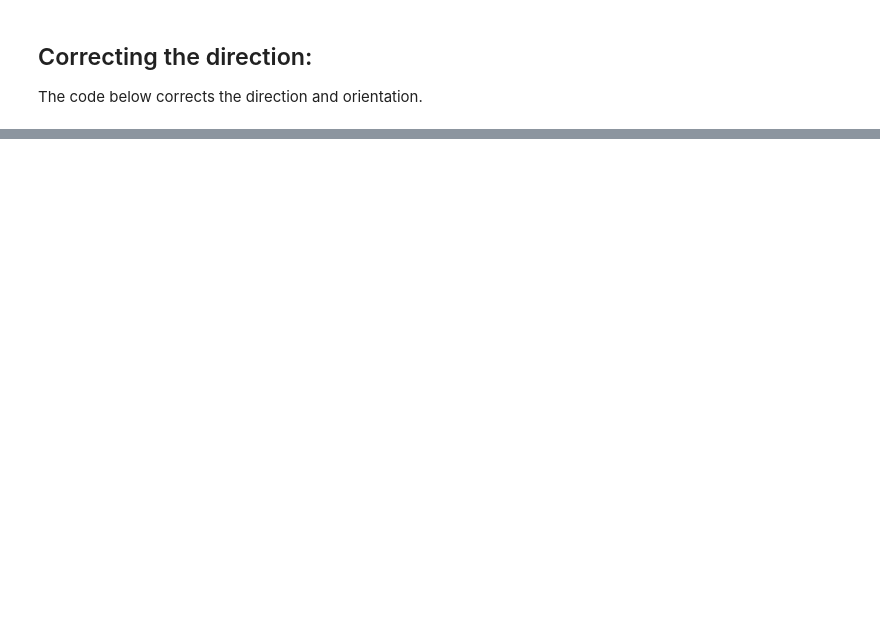
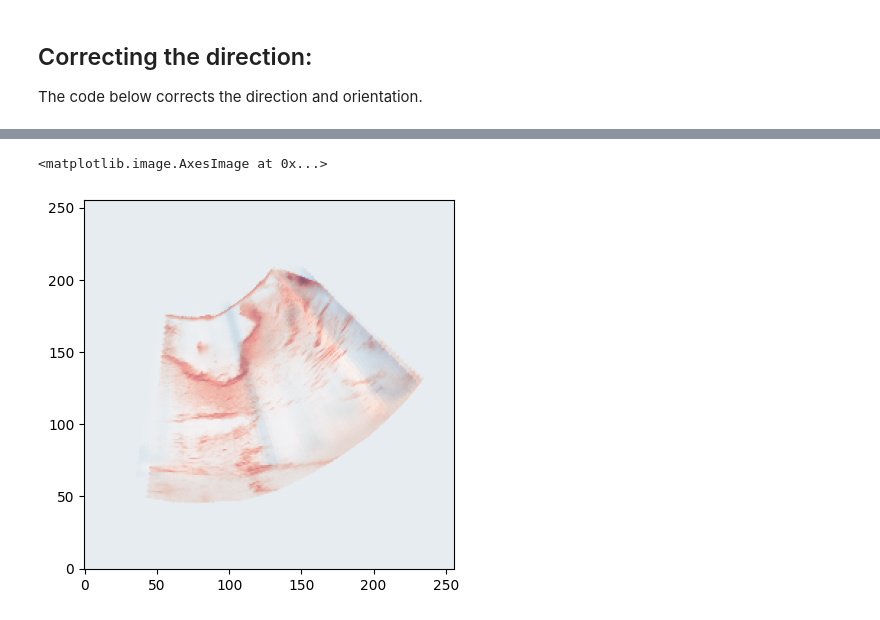
Before and after one commit to gduguey/DiffUS, a Jupyter notebook: notebooks/[DEMO] Train MRI to Impedance MLP.ipynb, the cells around one changed output, grey strips where cells are left out. Cells and saved outputs as stored; diff of their text form; code cells hidden in the pictures; blank space fills up the shorter version.

```diff
--- a/notebooks/[DEMO] Train MRI to Impedance MLP.ipynb
+++ b/notebooks/[DEMO] Train MRI to Impedance MLP.ipynb
@@ -752 +764,7 @@ torch.Size([64, 3])
+# %%
+plt.imshow(final_image, origin='lower', cmap='Blues', alpha=0.5, )
+plt.imshow(us_slice, origin='lower', cmap='Reds', alpha=0.5)
+# %% [output]
+<matplotlib.image.AxesImage at 0x...>
+[figure, added]
 # %%
```
Also changed, not shown: parts of 14 cells of this notebook, 1 other file.
